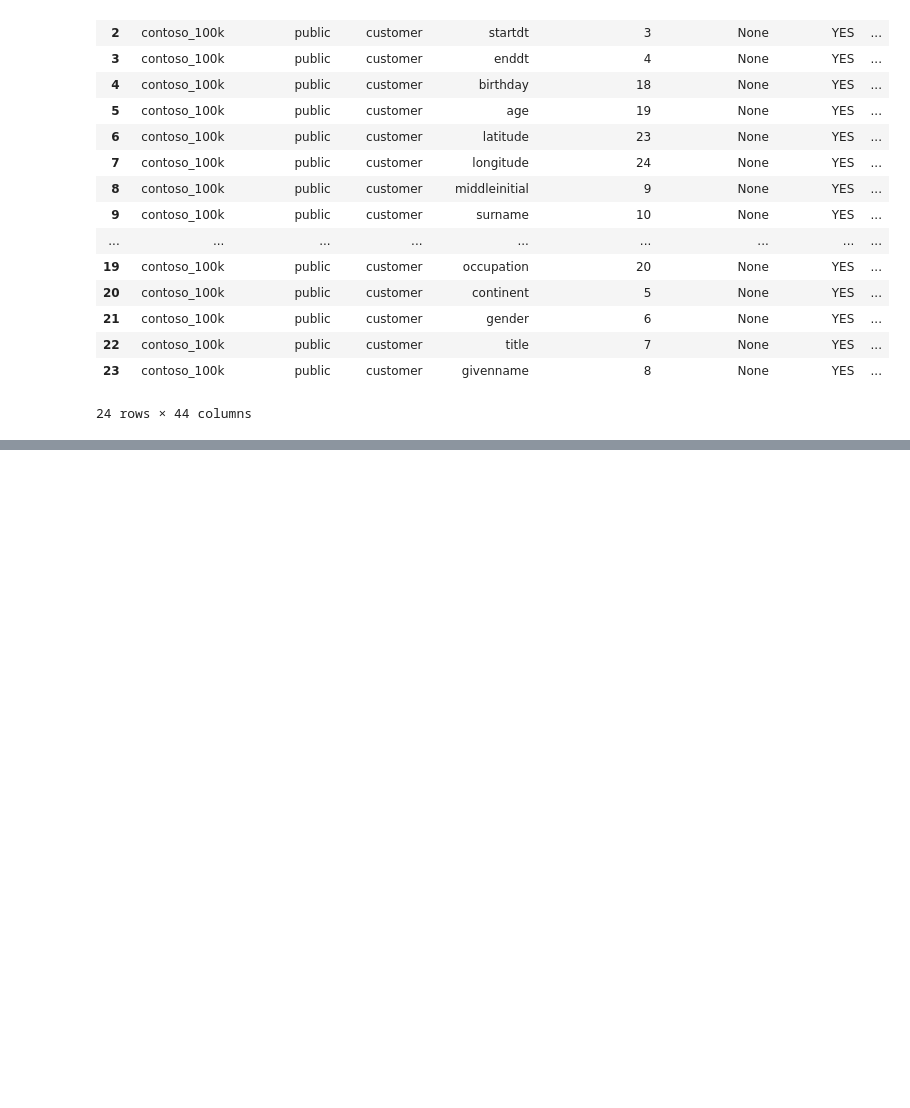
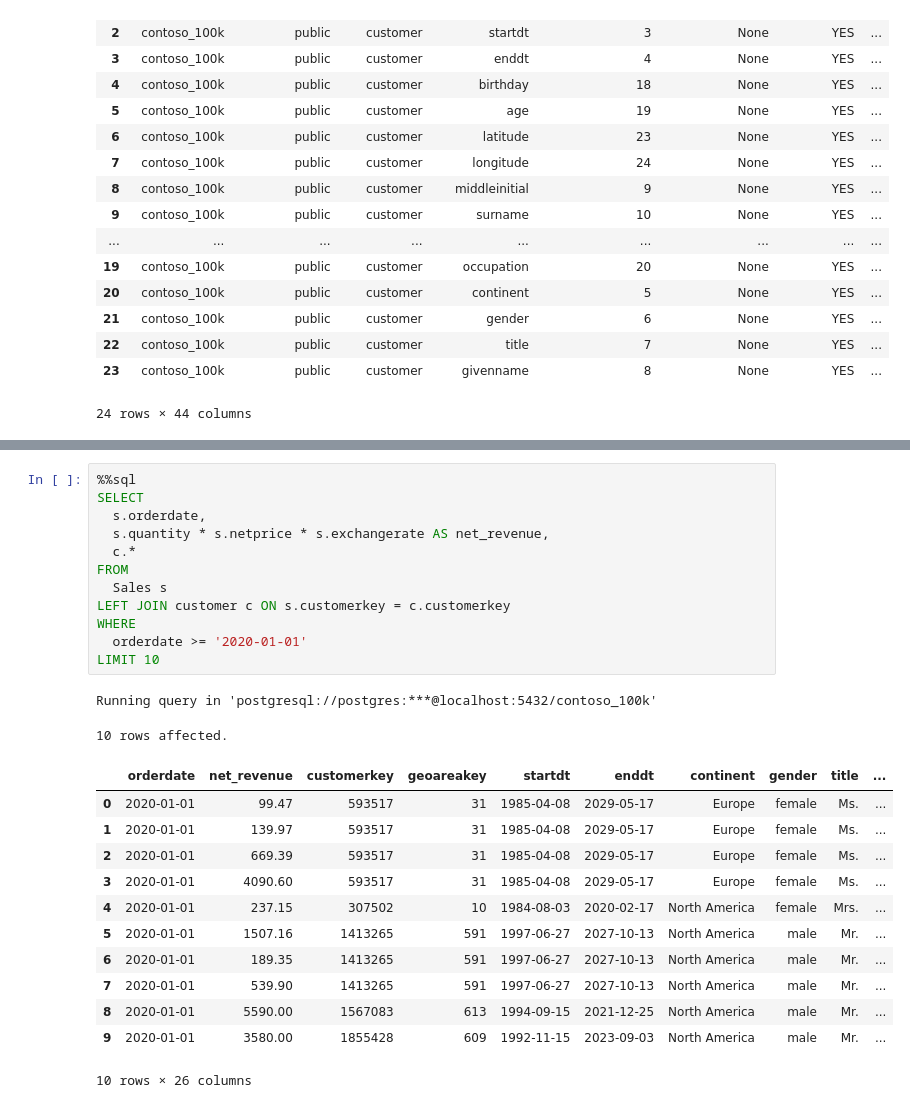
Before and after one commit to Iyke-7/Iyke-7, a Jupyter notebook: Resources/Blank_SQL_Notebook.ipynb, the cells around one changed output, grey strips where cells are left out. Cells and saved outputs as stored; diff of their text form; blank space fills up the shorter version.

```diff
--- a/Resources/Blank_SQL_Notebook.ipynb
+++ b/Resources/Blank_SQL_Notebook.ipynb
@@ -236,0 +307,27 @@ Running query in 'postgresql://postgres:***@localhost:5432/contoso_100k'
+# %%
+%%sql
+SELECT
+  s.orderdate,
+  s.quantity * s.netprice * s.exchangerate AS net_revenue,
+  c.*
+FROM
+  Sales s
+LEFT JOIN customer c ON s.customerkey = c.customerkey
+WHERE
+  orderdate >= '2020-01-01'
+LIMIT 10
+# %% [output]
+Running query in 'postgresql://postgres:***@localhost:5432/contoso_100k'
+10 rows affected.
+|  | orderdate | net_revenue | customerkey | geoareakey | startdt | enddt | continent | gender | title | ... |
+| 0 | 2020-01-01 | 99.47 | 593517 | 31 | 1985-04-08 | 2029-05-17 | Europe | female | Ms. | ... |
+| 1 | 2020-01-01 | 139.97 | 593517 | 31 | 1985-04-08 | 2029-05-17 | Europe | female | Ms. | ... |
+| 2 | 2020-01-01 | 669.39 | 593517 | 31 | 1985-04-08 | 2029-05-17 | Europe | female | Ms. | ... |
+| 3 | 2020-01-01 | 4090.60 | 593517 | 31 | 1985-04-08 | 2029-05-17 | Europe | female | Ms. | ... |
+| 4 | 2020-01-01 | 237.15 | 307502 | 10 | 1984-08-03 | 2020-02-17 | North America | female | Mrs. | ... |
+| 5 | 2020-01-01 | 1507.16 | 1413265 | 591 | 1997-06-27 | 2027-10-13 | North America | male | Mr. | ... |
+| 6 | 2020-01-01 | 189.35 | 1413265 | 591 | 1997-06-27 | 2027-10-13 | North America | male | Mr. | ... |
+| 7 | 2020-01-01 | 539.90 | 1413265 | 591 | 1997-06-27 | 2027-10-13 | North America | male | Mr. | ... |
+| 8 | 2020-01-01 | 5590.00 | 1567083 | 613 | 1994-09-15 | 2021-12-25 | North America | male | Mr. | ... |
+| 9 | 2020-01-01 | 3580.00 | 1855428 | 609 | 1992-11-15 | 2023-09-03 | North America | male | Mr. | ... |
+10 rows × 26 columns
```
Also changed, not shown: parts of 7 cells of this notebook.
